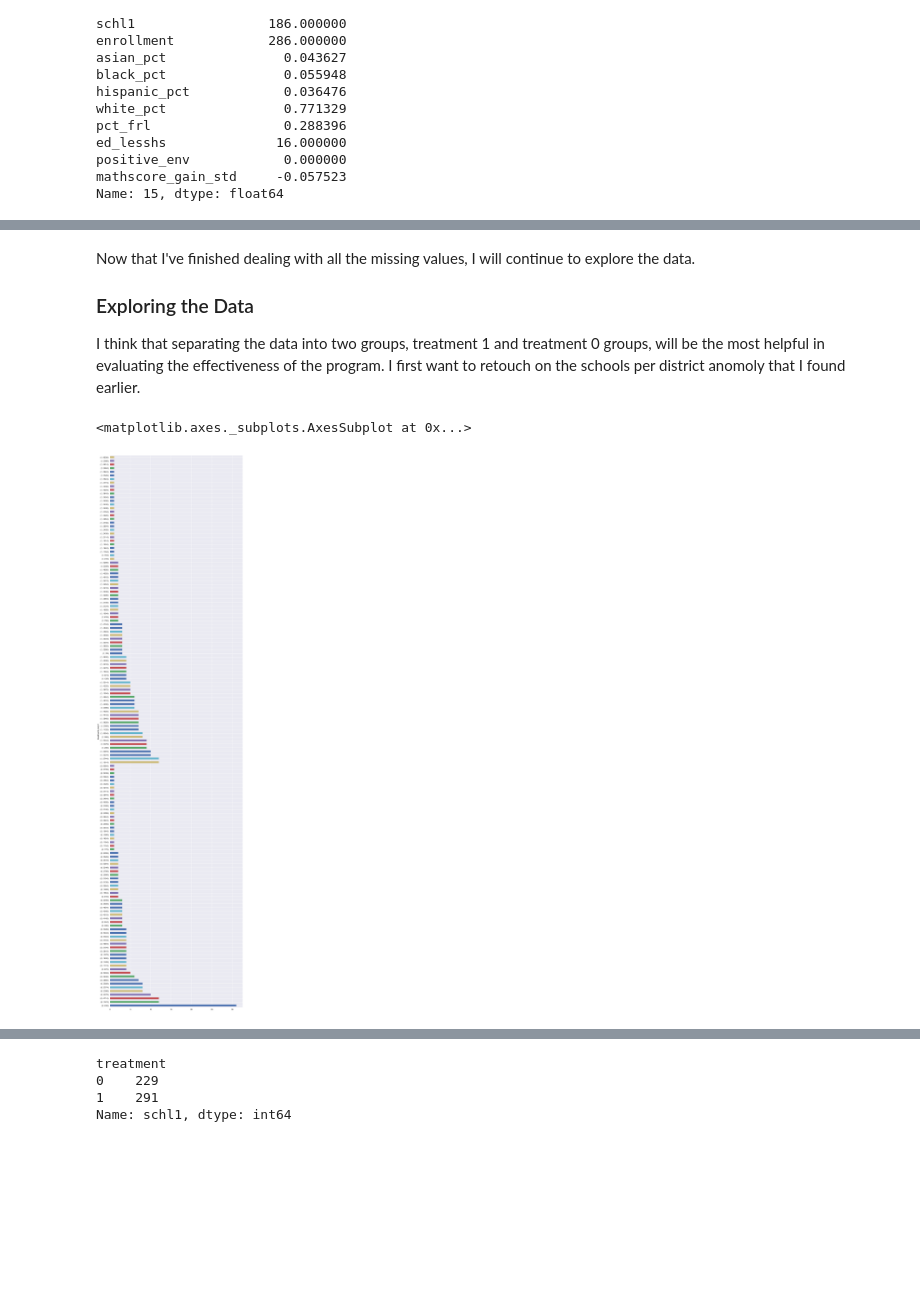
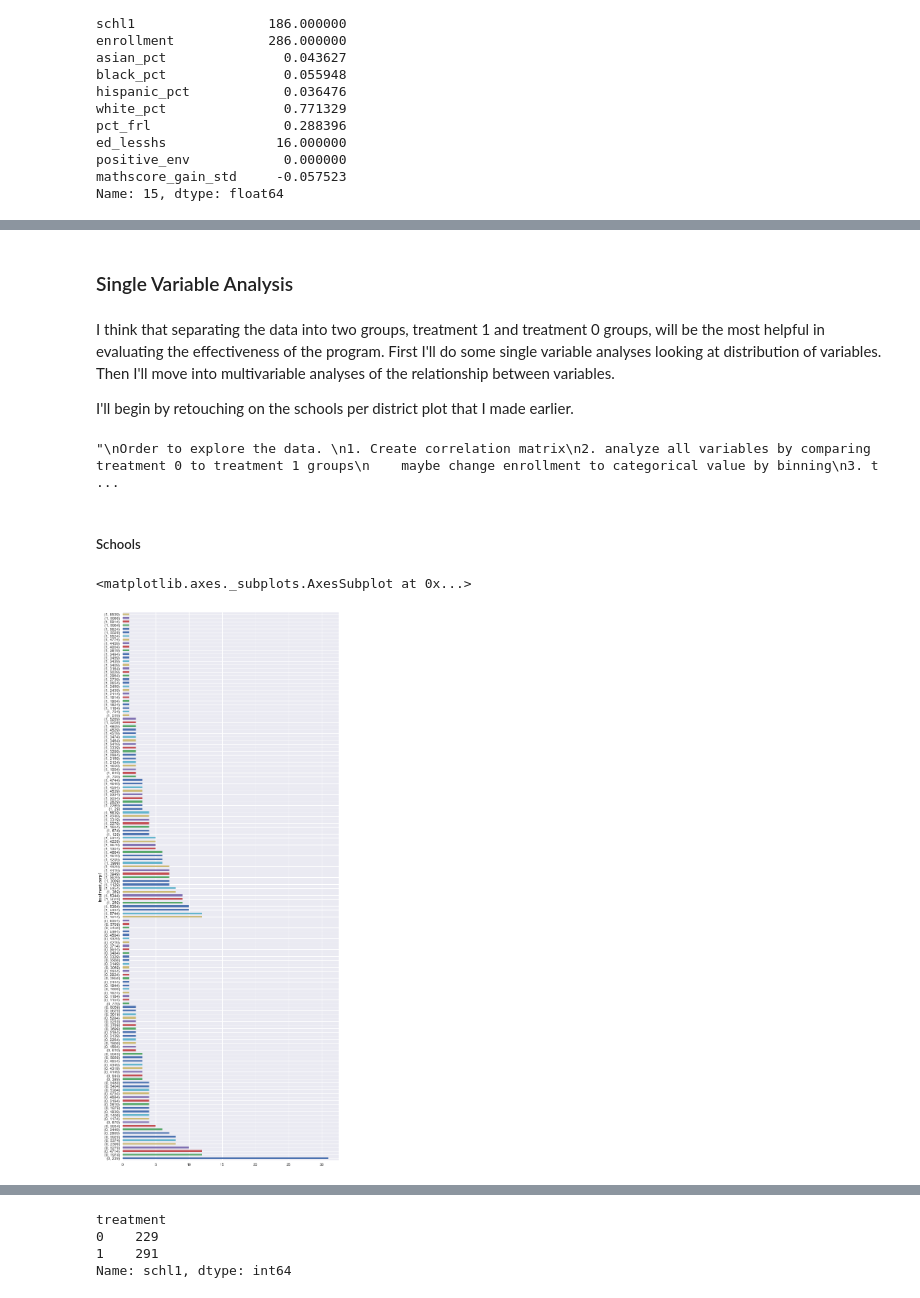
Before and after one commit to simonczhang/doi-project, a Jupyter notebook: simon.zhang.rapidtask.ipynb, the cells around one changed output, grey strips where cells are left out. Cells and saved outputs as stored; diff of their text form; code cells hidden in the pictures; blank space fills up the shorter version.

Commit message:
completed single variable analysis

```diff
--- a/simon.zhang.rapidtask.ipynb
+++ b/simon.zhang.rapidtask.ipynb
@@ -134,6 +144,6 @@ print(len(district_count[district_count<2]))
 # %% [output]
 53
 # %%
-sns.set(rc={'figure.figsize':(11.7,50)})
+sns.set(rc={'figure.figsize':(10, 20)})
 p = sns.countplot(y = 'district', data = sdf, order = sdf['district'].value_counts().index).set_title('Number of Schools per District')
 # %% [output]
@@ -246,6 +242,3 @@ df.shape
 I decided to get rid of the 4 data points that didn't have any school data because there was really no use for them in analyzing math performance when there is no data for it at all and because there was just 4 of them. I also dropped the `district` column as it is the same as the `corp1` column.
 
 For the rest of the missing values, I am going to replace them with a randomly generated number, who's mu value is set as the mean of the given column values and who's sigma value is set to the std of the given column values. This should be a good substitue for the missing data.
-# %%
-for column in df:
-    print(column)
@@ -322,6 +313,6 @@ Name: 15, dtype: float64
+# %% [markdown]
+### Single Variable Analysis
 # %% [markdown]
-Now that I've finished dealing with all the missing values, I will continue to explore the data.
+I think that separating the data into two groups, treatment 1 and treatment 0 groups, will be the most helpful in evaluating the effectiveness of the program. First I'll do some single variable analyses looking at distribution of variables. Then I'll move into multivariable analyses of the relationship between variables.
 
-### Exploring the Data
-
-I think that separating the data into two groups, treatment 1 and treatment 0 groups, will be the most helpful in evaluating the effectiveness of the program. I first want to retouch on the schools per district anomoly that I found earlier.
+I'll begin by retouching on the schools per district plot that I made earlier.
@@ -333,8 +319,28 @@ Order to explore the data.
+# %%
+'''
+Order to explore the data.
+1. Create correlation matrix
+2. analyze all variables by comparing treatment 0 to treatment 1 groups
+    maybe change enrollment to categorical value by binning
+3. to determine if the two groups are randomly assigned, maybe compare the two conditions based on distribution
+    of all variables. This is because random assignment helps to make both groups equal on all other characteristics,
+    other than the dependent variable, math score. In this case all the other variables would be demographics. So,
+    if I just compared the two demographics and if theyre roughly equal in distribution, then I can likely conclude
+    that the researchers are correct. This is a between-groups experiment. Finally, I can generate random numbers
+    either 0 or 1, X times and find count of 0 and 1. I do this 5 times and see the counts for all 5 times to determine
+    the probablistic nature to get 88 1's and 68 0's randomly.
+
+
+'''
+# %% [output]
+"\nOrder to explore the data. \n1. Create correlation matrix\n2. analyze all variables by comparing treatment 0 to treatment 1 groups\n    maybe change enrollment to categorical value by binning\n3. t ...
+# %% [markdown]
+##### Schools
 # %%
-#find number of schools per district, grouped by treatment
+#Distribution of schools per district, per treatment group
 a = df.groupby(['treatment'])['corp1'].value_counts()
-a.plot(kind='barh')
+a.plot(kind='barh', figsize= (10,26))
 # %% [output]
 <matplotlib.axes._subplots.AxesSubplot at 0x...>
-[figure, old version]
+[figure, new version]
 # %% [markdown]
```
Also changed, not shown: parts of 54 cells of this notebook.
